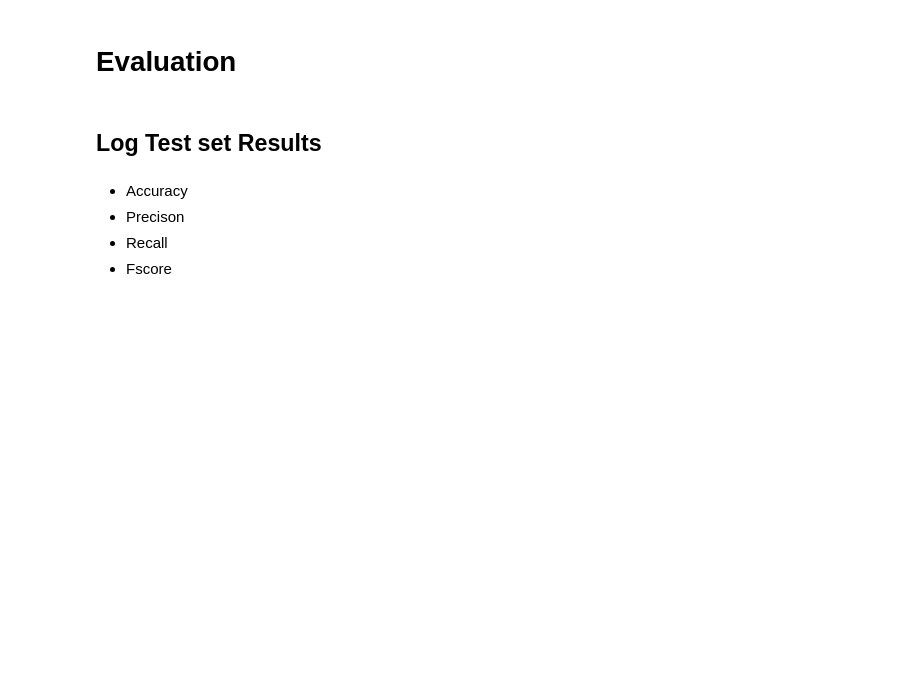
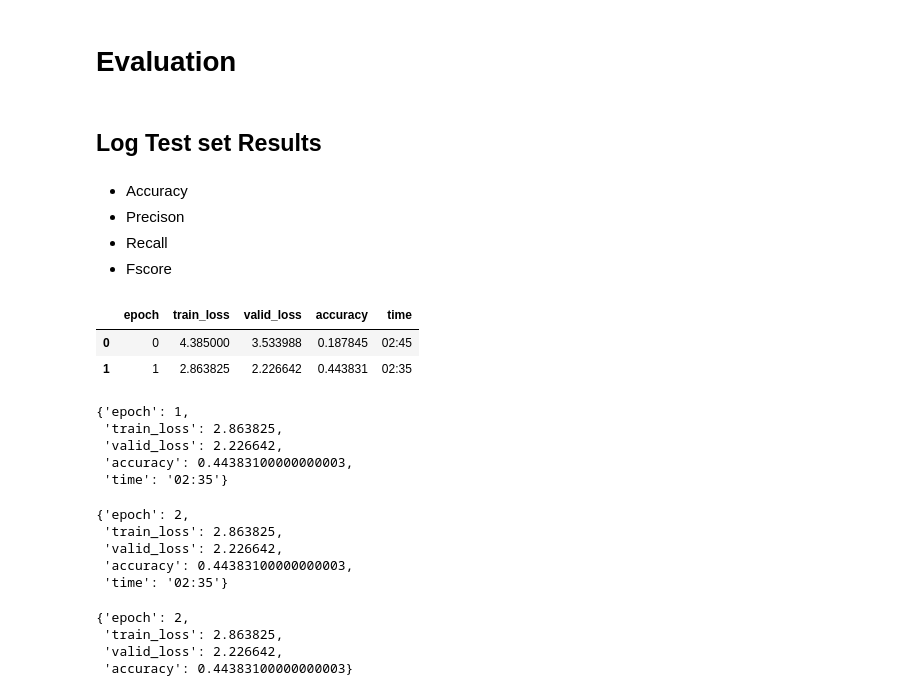
Before and after one commit to yizhe-ang/VroomNet, a Jupyter notebook: notebooks/resnet50_expt.ipynb, the cells around one changed output. Cells and saved outputs as stored; diff of their text form; code cells hidden in the pictures; blank space fills up the shorter version.

```diff
--- a/notebooks/resnet50_expt.ipynb
+++ b/notebooks/resnet50_expt.ipynb
@@ -123,0 +126,12 @@ evaluator.compute_metrics()
+# %%
+CSV_FOLDER = 'model_csv'
+SAVED_DIR = 'saved'
+# %%
+csv_path = os.path.join(SAVED_DIR, CSV_FOLDER, f'{EXP_NAME}.csv')
+df = pd.read_csv(csv_path)
+# %%
+df
+# %% [output]
+|  | epoch | train_loss | valid_loss | accuracy | time |
+| 0 | 0 | 4.385000 | 3.533988 | 0.187845 | 02:45 |
+| 1 | 1 | 2.863825 | 2.226642 | 0.443831 | 02:35 |
@@ -123,0 +142,26 @@ evaluator.compute_metrics()
+# %%
+row = row.to_dict()
+row
+# %% [output]
+{'epoch': 1,
+ 'train_loss': 2.863825,
+ 'valid_loss': 2.226642,
+ 'accuracy': 0.44383100000000003,
+ 'time': '02:35'}
+# %%
+row['epoch'] += 1
+row
+# %% [output]
+{'epoch': 2,
+ 'train_loss': 2.863825,
+ 'valid_loss': 2.226642,
+ 'accuracy': 0.44383100000000003,
+ 'time': '02:35'}
+# %%
+del row['time']
+row
+# %% [output]
+{'epoch': 2,
+ 'train_loss': 2.863825,
+ 'valid_loss': 2.226642,
+ 'accuracy': 0.44383100000000003}
```
Also changed, not shown: parts of 7 cells of this notebook, 4 other files.
